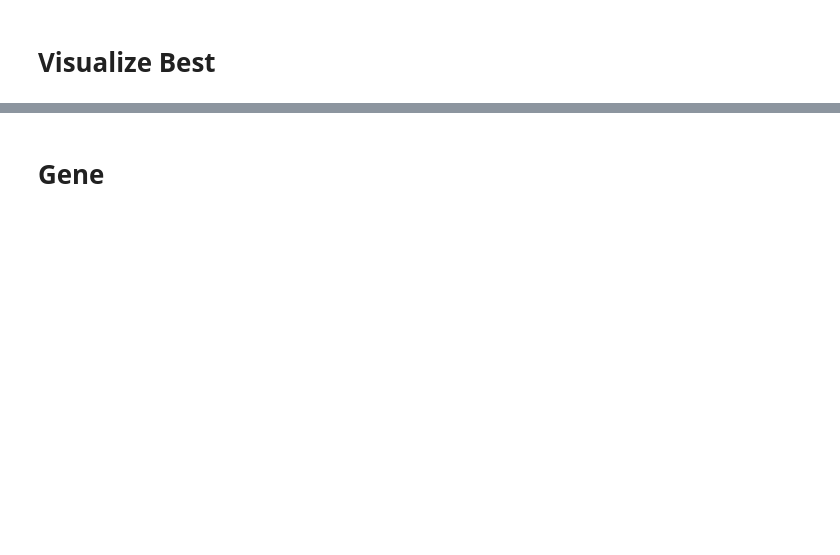
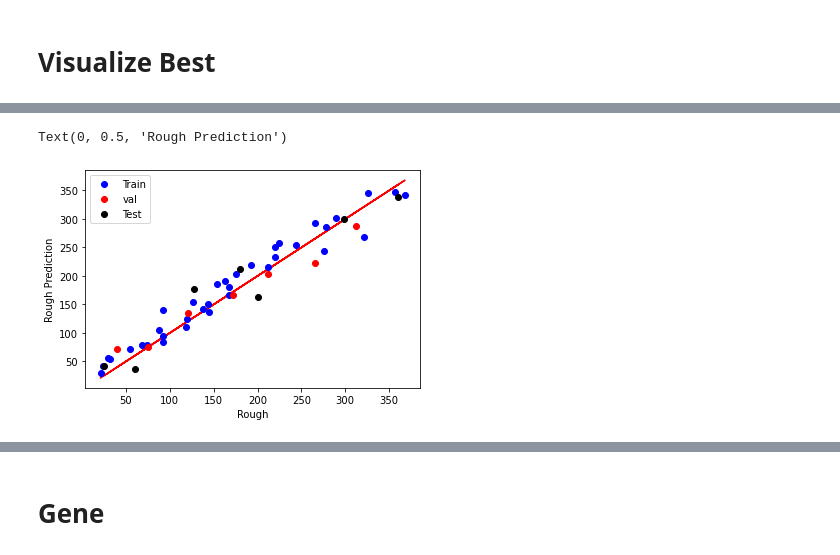
Before and after one commit to trifwn/FusedFilamentANN, a Jupyter notebook: ANNtest.ipynb, the cells around one changed output, grey strips where cells are left out. Cells and saved outputs as stored; diff of their text form; code cells hidden in the pictures; blank space fills up the shorter version.

```diff
--- a/ANNtest.ipynb
+++ b/ANNtest.ipynb
@@ -35,7 +37,7 @@ tf.test.is_built_with_cuda()
 # Case
 # %%
 folders = ['Rough','UTS','Elon2']
-index = 2
+index = 0
 CASE = folders[index]
 # %%
 from prepross import LoadAndProcess
@@ -119,0 +134,14 @@ fig.show()
+# %%
+ypredtr =  Omodel.predict(xtrain).squeeze()
+ypredts = Omodel.predict(xtest).squeeze()
+ypredvl = Omodel.predict(xval).squeeze()
+
+y = [*ytrain,*ytest,*yval]
+plt.plot(y,y,'r')
+plt.plot(ytrain,ypredtr,'bo',label="Train")
+plt.plot(yval,ypredvl,'ro',label="val")
+plt.plot(ytest,ypredts,'ko',label = 'Test')
+plt.legend()
+plt.xlabel(CASE)
+plt.ylabel(CASE +' Prediction')
+# %% [output]
@@ -119,0 +151,2 @@ fig.show()
+Text(0, 0.5, 'Rough Prediction')
+[figure, added]
```
Also changed, not shown: parts of 10 cells of this notebook, 29 other files.
